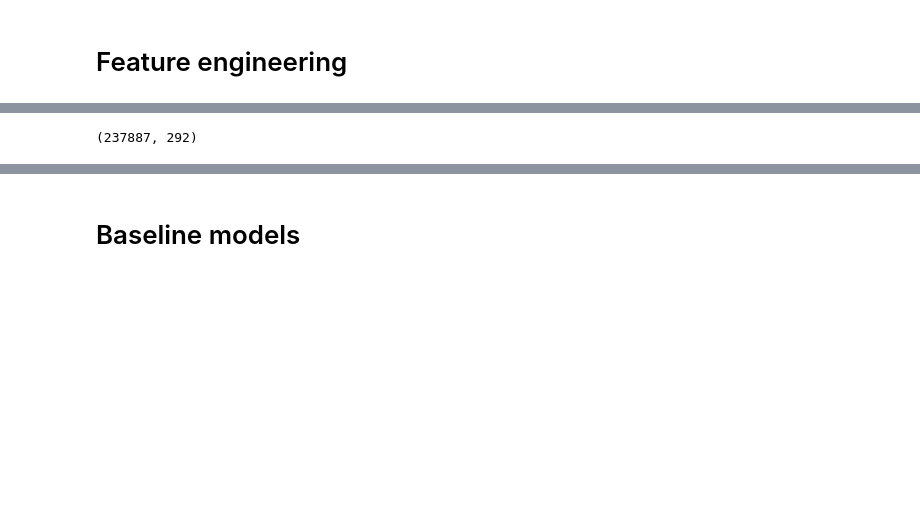
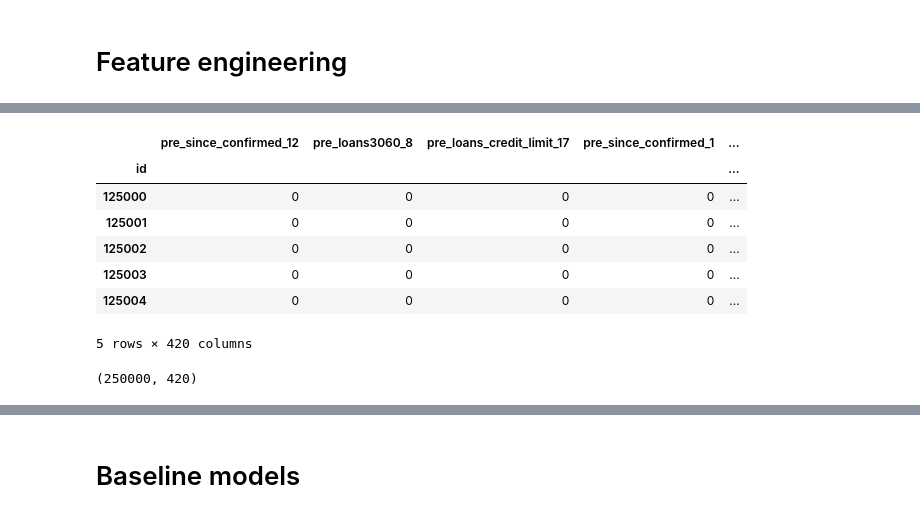
Before and after one commit to Lsdbot/Recommender, a Jupyter notebook: notebooks/Baseline + Tune.ipynb, the cells around one changed output, grey strips where cells are left out. Saved outputs shown, nothing was run; the diff lists cells and outputs as text; code cells hidden in the pictures; blank space fills up the shorter version.

```diff
--- a/notebooks/Baseline + Tune.ipynb
+++ b/notebooks/Baseline + Tune.ipynb
@@ -49,0 +51,13 @@ df[:5]
+# %%
+filepath = "../data/transformed/train_data/train_data_0.pq.1"
+X_1 = pd.read_parquet(filepath).set_index("id")
+X_1[:5]
+# %% [output]
+|  | pre_since_confirmed_12 | pre_loans3060_8 | pre_loans_credit_limit_17 | pre_since_confirmed_1 | ... |
+| id |  |  |  |  | ... |
+| 125000 | 0 | 0 | 0 | 0 | ... |
+| 125001 | 0 | 0 | 0 | 0 | ... |
+| 125002 | 0 | 0 | 0 | 0 | ... |
+| 125003 | 0 | 0 | 0 | 0 | ... |
+| 125004 | 0 | 0 | 0 | 0 | ... |
+5 rows × 420 columns
@@ -50,4 +66,4 @@ df[:5]
 # %%
-df.shape
+X.shape
 # %% [output]
-(237887, 292)
+(250000, 420)
```
Also changed, not shown: parts of 16 cells of this notebook, 2 other files.
